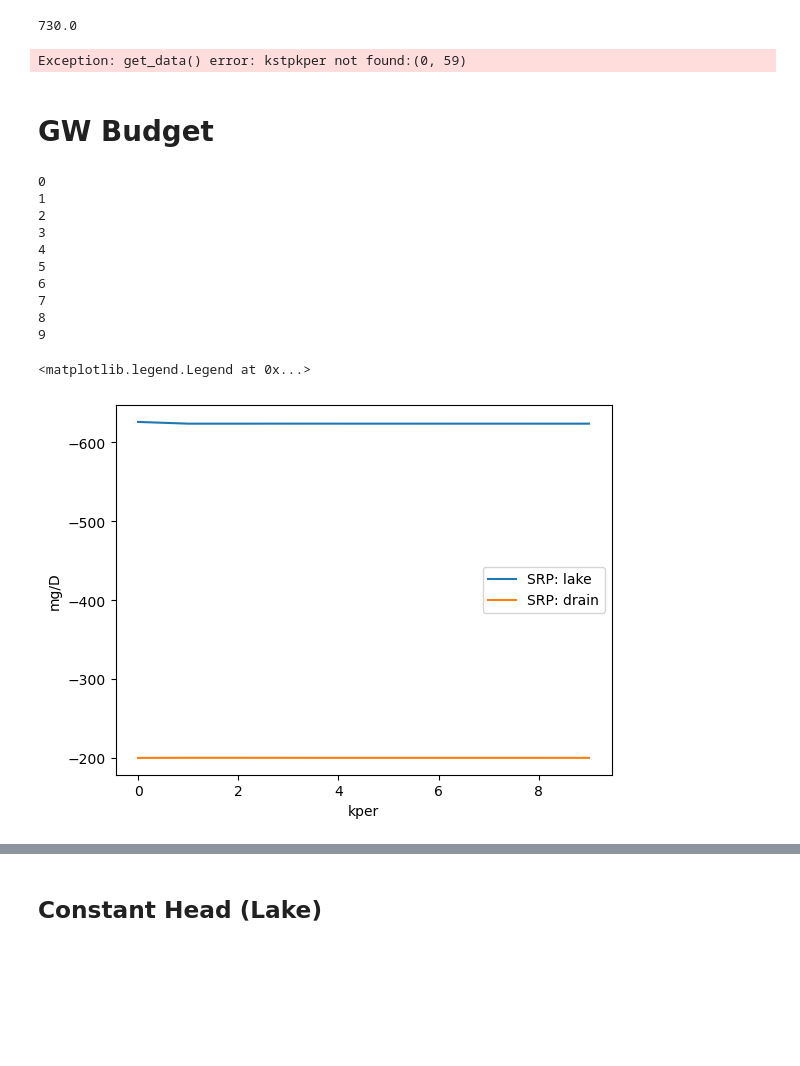
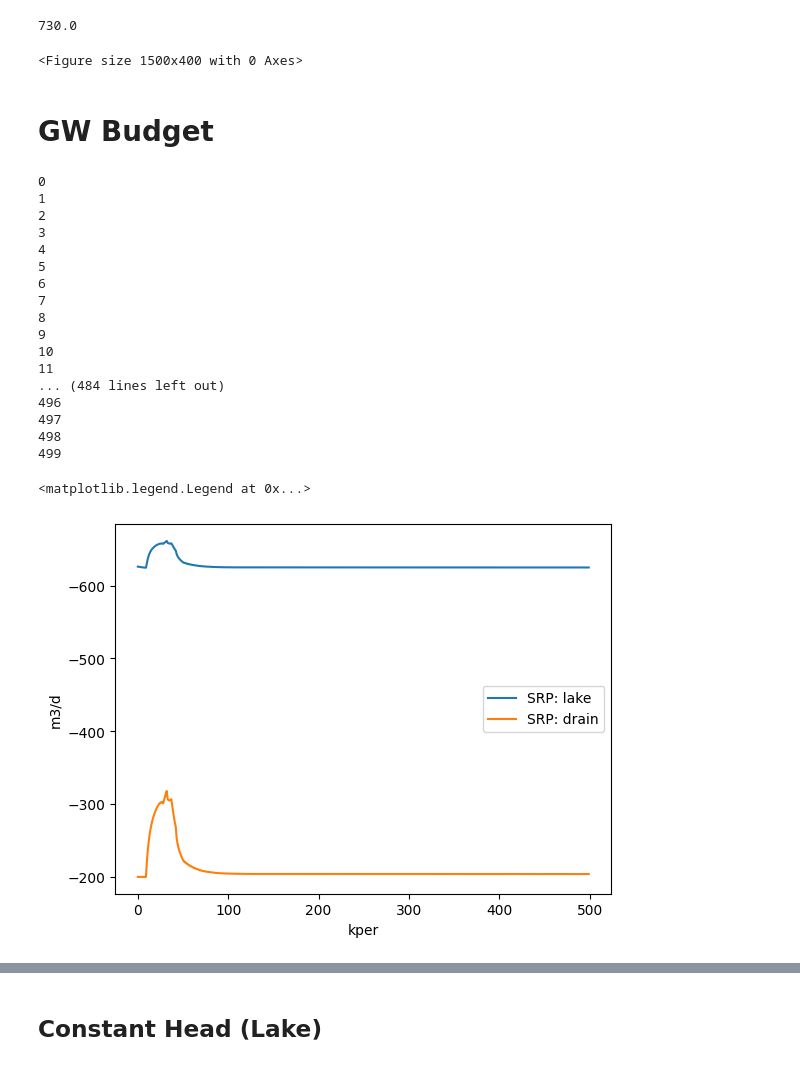
Before and after one commit to Shuyang-Wang/wasaga_model, a Jupyter notebook: wasaga_3d/plot_wasaga_3d.ipynb, the cells around one changed output, grey strips where cells are left out. Drawn from its saved outputs; the diff is of its cells as text; code cells hidden in the pictures; blank space fills up the shorter version.

```diff
--- a/wasaga_3d/plot_wasaga_3d.ipynb
+++ b/wasaga_3d/plot_wasaga_3d.ipynb
@@ -316,7 +316,7 @@ ibound = model.bas6.ibound.array
 ucnobj = flopy.utils.binaryfile.UcnFile(model_ws / 'MT3D001.UCN')
 
 # for kper in range(nper):
-for kper in [59]:
+for kper in [400]:
     # Read the concentration data from the UCN file
 
     concentration_array = ucnobj.get_data(kstpkper=(0, kper))# (time step, stress period)
@@ -336,16 +336,14 @@ for kper in [59]:
     cs = xsect.plot_array(masked_conc_data, cmap='coolwarm', vmin=0.1, vmax=300)
     plt.colorbar(cs)
     ibd = xsect.plot_ibound(color_noflow='grey')
-    plt.title('row:{:03}, kper:{:02}'.format(row,kper))
-    plt.xlim(700,760)
-    plt.ylim(166,176)
+    #plt.title('roz
     plt.savefig(Path(model_ws)/'_output/conc_rowview_row{:02}_{:02}.png'.format(row,kper))
 
     plt.clf()
 
 ##--------
 # %% [output]
-Exception: get_data() error: kstpkper not found:(0, 59)
+<Figure size 1500x400 with 0 Axes>
 # %% [markdown]
 # GW Budget
 # %%
@@ -386,35 +384,42 @@ for n in range(len(times)):
     dr3 = [i for i in dr2 if i[0] if i[0][1]>float(2200/2/delr)] ## lakeshore
     #print(np.sum([i[1] for i in dr3]))
 
     dr4 = [i for i in dr2 if i[0] if i[0][1]<float(2200/2/delr)] ## upland
     #print(np.sum([i[1] for i in dr4]))
 
 
     ys.append(0.51*-5000*2)
     ys1.append(np.sum([1*i[1] for i in ch3]))
     ys2.append(np.sum([1*i[1] for i in dr3]))
     xs.append(n)
 
 #plt.plot(xs,ys,label='SRP: input')
 plt.plot(xs,ys1,label='SRP: lake')
 plt.plot(xs,ys2,label = 'SRP: drain')
 plt.xlabel('kper')
-plt.ylabel('mg/D')
+plt.ylabel('m3/d')
 plt.gca().invert_yaxis()
 plt.legend()
 # %% [output]
 0
 1
 2
 3
 4
 5
 6
 7
 8
 9
+10
+11
+... (484 lines left out)
+496
+497
+498
+499
 <matplotlib.legend.Legend at 0x...>
-[figure, old version]
+[figure, new version]
 # %%
 cbc = flopy.utils.CellBudgetFile(model_ws /'example_model.cbc', model=model)
 ucnobj = flopy.utils.binaryfile.UcnFile(model_ws / 'MT3D001.UCN')
```
Also changed, not shown: parts of 6 cells of this notebook, 1 other file.
